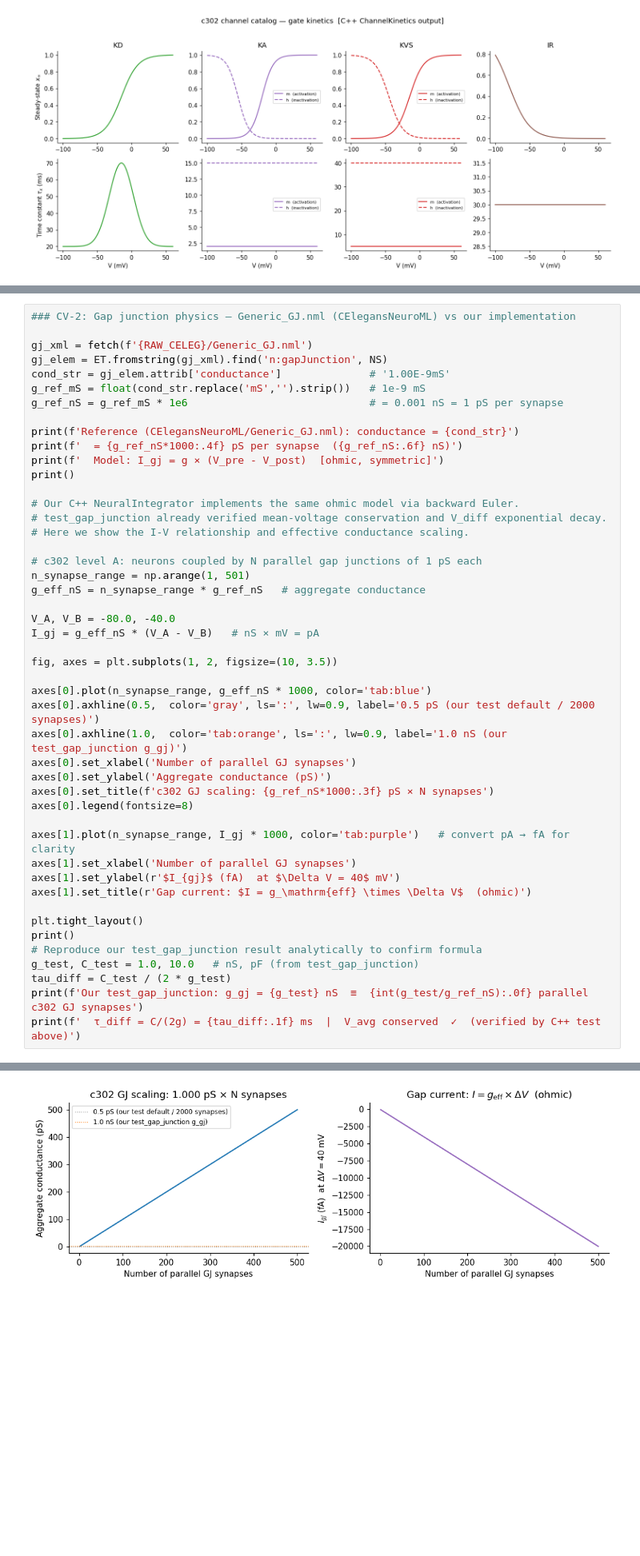
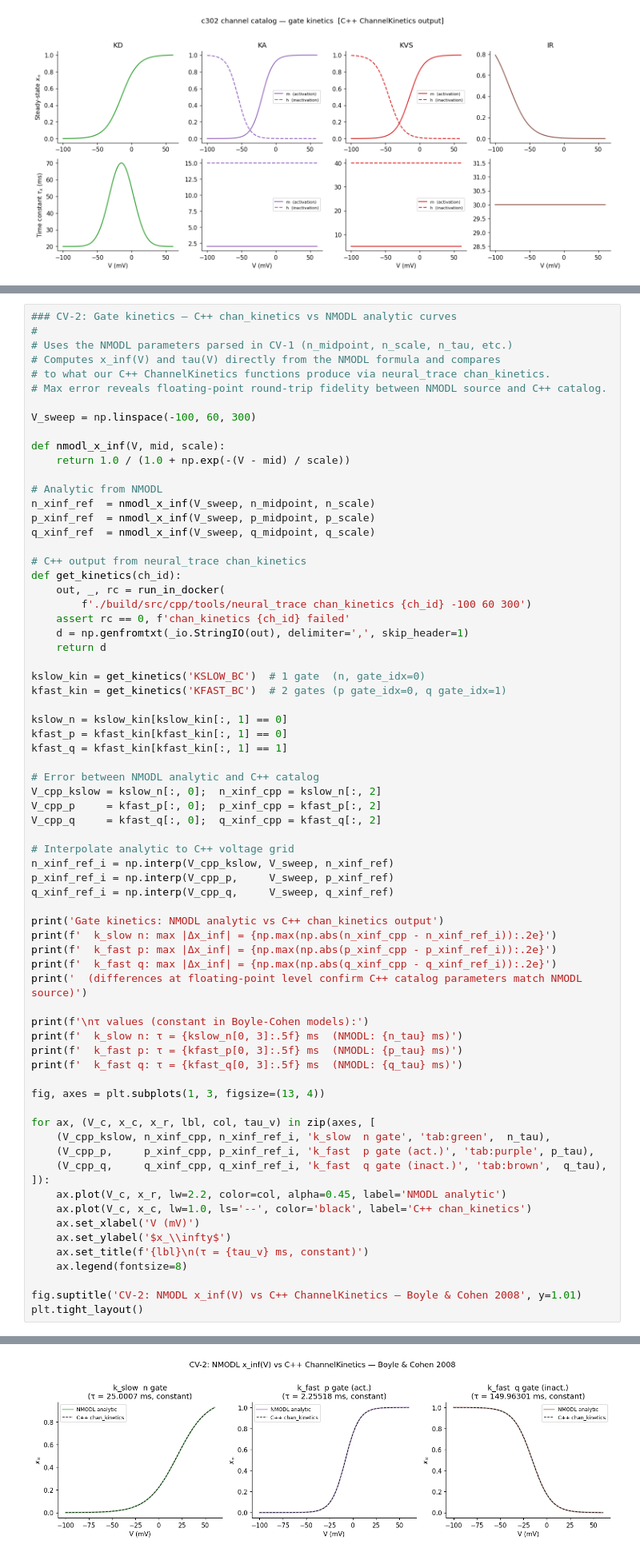
Before and after one commit to VahidGh/wormsim2, a Jupyter notebook: notebooks/project_tour.ipynb, the cells around one changed output, grey strips where cells are left out. Shown at 80% size. Saved outputs shown, nothing was run; the diff lists cells and outputs as text; blank space fills up the shorter version.

```diff
--- a/notebooks/project_tour.ipynb
+++ b/notebooks/project_tour.ipynb
@@ -697,48 +832,71 @@ Expected when loading a full c302_D .nml: ≥302 neurons, all chemical + GJ conn
 # %%
-### CV-2: Gap junction physics — Generic_GJ.nml (CElegansNeuroML) vs our implementation
+### CV-2: Gate kinetics — C++ chan_kinetics vs NMODL analytic curves
+#
+# Uses the NMODL parameters parsed in CV-1 (n_midpoint, n_scale, n_tau, etc.)
+# Computes x_inf(V) and tau(V) directly from the NMODL formula and compares
+# to what our C++ ChannelKinetics functions produce via neural_trace chan_kinetics.
+# Max error reveals floating-point round-trip fidelity between NMODL source and C++ catalog.
 
-gj_xml = fetch(f'{RAW_CELEG}/Generic_GJ.nml')
-gj_elem = ET.fromstring(gj_xml).find('n:gapJunction', NS)
-cond_str = gj_elem.attrib['conductance']              # '1.00E-9mS'
-g_ref_mS = float(cond_str.replace('mS','').strip())   # 1e-9 mS
-g_ref_nS = g_ref_mS * 1e6                             # = 0.001 nS = 1 pS per synapse
+V_sweep = np.linspace(-100, 60, 300)
 
-print(f'Reference (CElegansNeuroML/Generic_GJ.nml): conductance = {cond_str}')
-print(f'  = {g_ref_nS*1000:.4f} pS per synapse  ({g_ref_nS:.6f} nS)')
-print(f'  Model: I_gj = g × (V_pre - V_post)  [ohmic, symmetric]')
-print()
+def nmodl_x_inf(V, mid, scale):
+    return 1.0 / (1.0 + np.exp(-(V - mid) / scale))
 
-# Our C++ NeuralIntegrator implements the same ohmic model via backward Euler.
-# test_gap_junction already verified mean-voltage conservation and V_diff exponential decay.
-# Here we show the I-V relationship and effective conductance scaling.
+# Analytic from NMODL
+n_xinf_ref  = nmodl_x_inf(V_sweep, n_midpoint, n_scale)
+p_xinf_ref  = nmodl_x_inf(V_sweep, p_midpoint, p_scale)
+q_xinf_ref  = nmodl_x_inf(V_sweep, q_midpoint, q_scale)
 
-# c302 level A: neurons coupled by N parallel gap junctions of 1 pS each
-n_synapse_range = np.arange(1, 501)
-g_eff_nS = n_synapse_range * g_ref_nS   # aggregate conductance
+# C++ output from neural_trace chan_kinetics
+def get_kinetics(ch_id):
+    out, _, rc = run_in_docker(
+        f'./build/src/cpp/tools/neural_trace chan_kinetics {ch_id} -100 60 300')
+    assert rc == 0, f'chan_kinetics {ch_id} failed'
+    d = np.genfromtxt(_io.StringIO(out), delimiter=',', skip_header=1)
+    return d
 
-V_A, V_B = -80.0, -40.0
-I_gj = g_eff_nS * (V_A - V_B)   # nS × mV = pA
+kslow_kin = get_kinetics('KSLOW_BC')  # 1 gate  (n, gate_idx=0)
+kfast_kin = get_kinetics('KFAST_BC')  # 2 gates (p gate_idx=0, q gate_idx=1)
 
-fig, axes = plt.subplots(1, 2, figsize=(10, 3.5))
+kslow_n = kslow_kin[kslow_kin[:, 1] == 0]
+kfast_p = kfast_kin[kfast_kin[:, 1] == 0]
+kfast_q = kfast_kin[kfast_kin[:, 1] == 1]
 
-axes[0].plot(n_synapse_range, g_eff_nS * 1000, color='tab:blue')
-axes[0].axhline(0.5,  color='gray', ls=':', lw=0.9, label='0.5 pS (our test default / 2000 synapses)')
-axes[0].axhline(1.0,  color='tab:orange', ls=':', lw=0.9, label='1.0 nS (our test_gap_junction g_gj)')
-axes[0].set_xlabel('Number of parallel GJ synapses')
-axes[0].set_ylabel('Aggregate conductance (pS)')
-axes[0].set_title(f'c302 GJ scaling: {g_ref_nS*1000:.3f} pS × N synapses')
-axes[0].legend(fontsize=8)
+# Error between NMODL analytic and C++ catalog
+V_cpp_kslow = kslow_n[:, 0];  n_xinf_cpp = kslow_n[:, 2]
+V_cpp_p     = kfast_p[:, 0];  p_xinf_cpp = kfast_p[:, 2]
+V_cpp_q     = kfast_q[:, 0];  q_xinf_cpp = kfast_q[:, 2]
 
-axes[1].plot(n_synapse_range, I_gj * 1000, color='tab:purple')   # convert pA → fA for clarity
-axes[1].set_xlabel('Number of parallel GJ synapses')
-axes[1].set_ylabel(r'$I_{gj}$ (fA)  at $\Delta V = 40$ mV')
-axes[1].set_title(r'Gap current: $I = g_\mathrm{eff} \times \Delta V$  (ohmic)')
+# Interpolate analytic to C++ voltage grid
+n_xinf_ref_i = np.interp(V_cpp_kslow, V_sweep, n_xinf_ref)
+p_xinf_ref_i = np.interp(V_cpp_p,     V_sweep, p_xinf_ref)
+q_xinf_ref_i = np.interp(V_cpp_q,     V_sweep, q_xinf_ref)
 
+print('Gate kinetics: NMODL analytic vs C++ chan_kinetics output')
+print(f'  k_slow n: max |Δx_inf| = {np.max(np.abs(n_xinf_cpp - n_xinf_ref_i)):.2e}')
+print(f'  k_fast p: max |Δx_inf| = {np.max(np.abs(p_xinf_cpp - p_xinf_ref_i)):.2e}')
+print(f'  k_fast q: max |Δx_inf| = {np.max(np.abs(q_xinf_cpp - q_xinf_ref_i)):.2e}')
+print('  (differences at floating-point level confirm C++ catalog parameters match NMODL source)')
+
+print(f'\nτ values (constant in Boyle-Cohen models):')
+print(f'  k_slow n: τ = {kslow_n[0, 3]:.5f} ms  (NMODL: {n_tau} ms)')
+print(f'  k_fast p: τ = {kfast_p[0, 3]:.5f} ms  (NMODL: {p_tau} ms)')
+print(f'  k_fast q: τ = {kfast_q[0, 3]:.5f} ms  (NMODL: {q_tau} ms)')
+
+fig, axes = plt.subplots(1, 3, figsize=(13, 4))
+
+for ax, (V_c, x_c, x_r, lbl, col, tau_v) in zip(axes, [
+    (V_cpp_kslow, n_xinf_cpp, n_xinf_ref_i, 'k_slow  n gate', 'tab:green',  n_tau),
+    (V_cpp_p,     p_xinf_cpp, p_xinf_ref_i, 'k_fast  p gate (act.)', 'tab:purple', p_tau),
+    (V_cpp_q,     q_xinf_cpp, q_xinf_ref_i, 'k_fast  q gate (inact.)', 'tab:brown',  q_tau),
+]):
+    ax.plot(V_c, x_r, lw=2.2, color=col, alpha=0.45, label='NMODL analytic')
+    ax.plot(V_c, x_c, lw=1.0, ls='--', color='black', label='C++ chan_kinetics')
+    ax.set_xlabel('V (mV)')
+    ax.set_ylabel('$x_\\infty$')
+    ax.set_title(f'{lbl}\n(τ = {tau_v} ms, constant)')
+    ax.legend(fontsize=8)
+
+fig.suptitle('CV-2: NMODL x_inf(V) vs C++ ChannelKinetics — Boyle & Cohen 2008', y=1.01)
 plt.tight_layout()
-print()
-# Reproduce our test_gap_junction result analytically to confirm formula
-g_test, C_test = 1.0, 10.0   # nS, pF (from test_gap_junction)
-tau_diff = C_test / (2 * g_test)
-print(f'Our test_gap_junction: g_gj = {g_test} nS  ≡  {int(g_test/g_ref_nS):.0f} parallel c302 GJ synapses')
-print(f'  τ_diff = C/(2g) = {tau_diff:.1f} ms  |  V_avg conserved  ✓  (verified by C++ test above)')
 # %% [output]
@@ -752 +913 @@ Our test_gap_junction: g_gj = 1.0 nS  ≡  1000 parallel c302 GJ synapses
-[figure, old version]
+[figure, new version]
```
Also changed, not shown: parts of 4 cells of this notebook, 4 other files.
